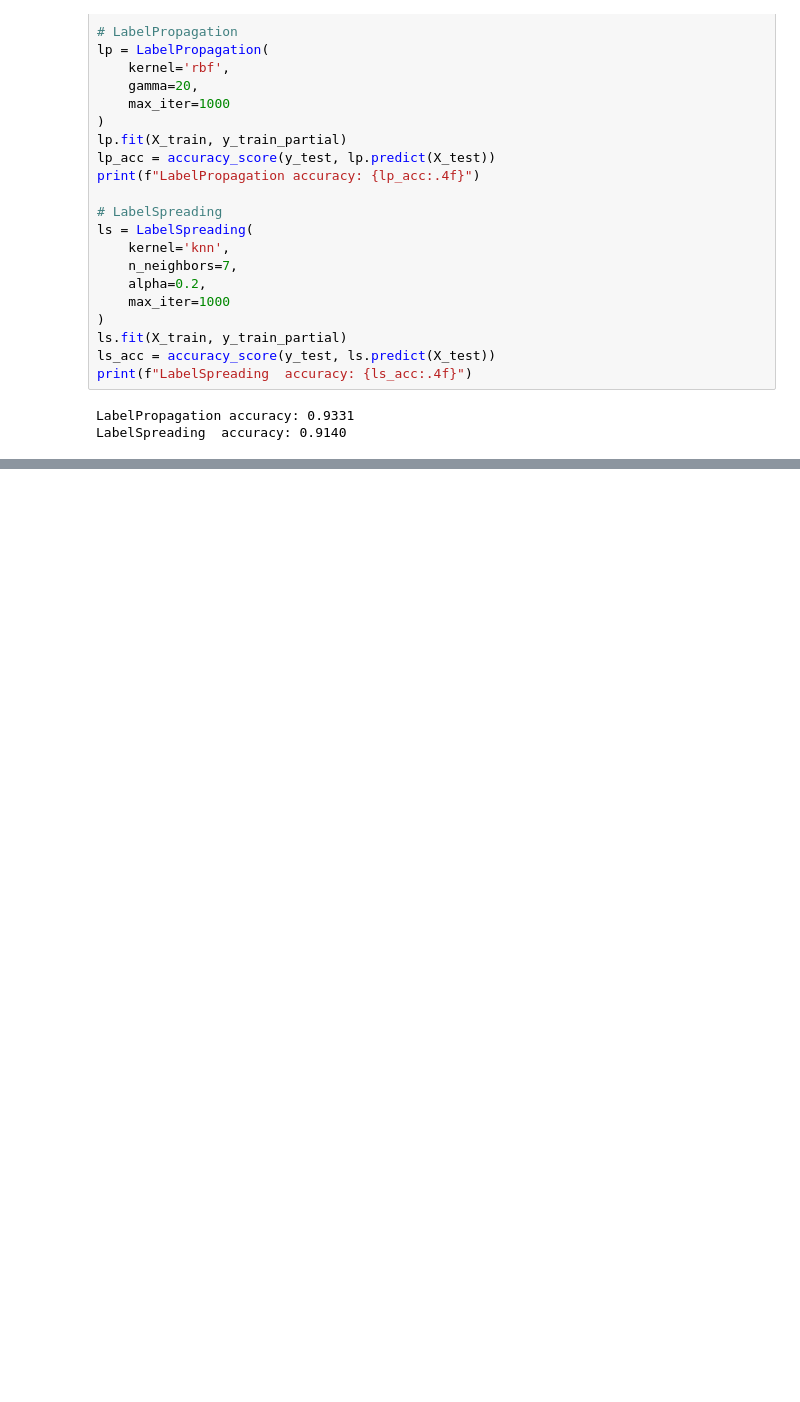
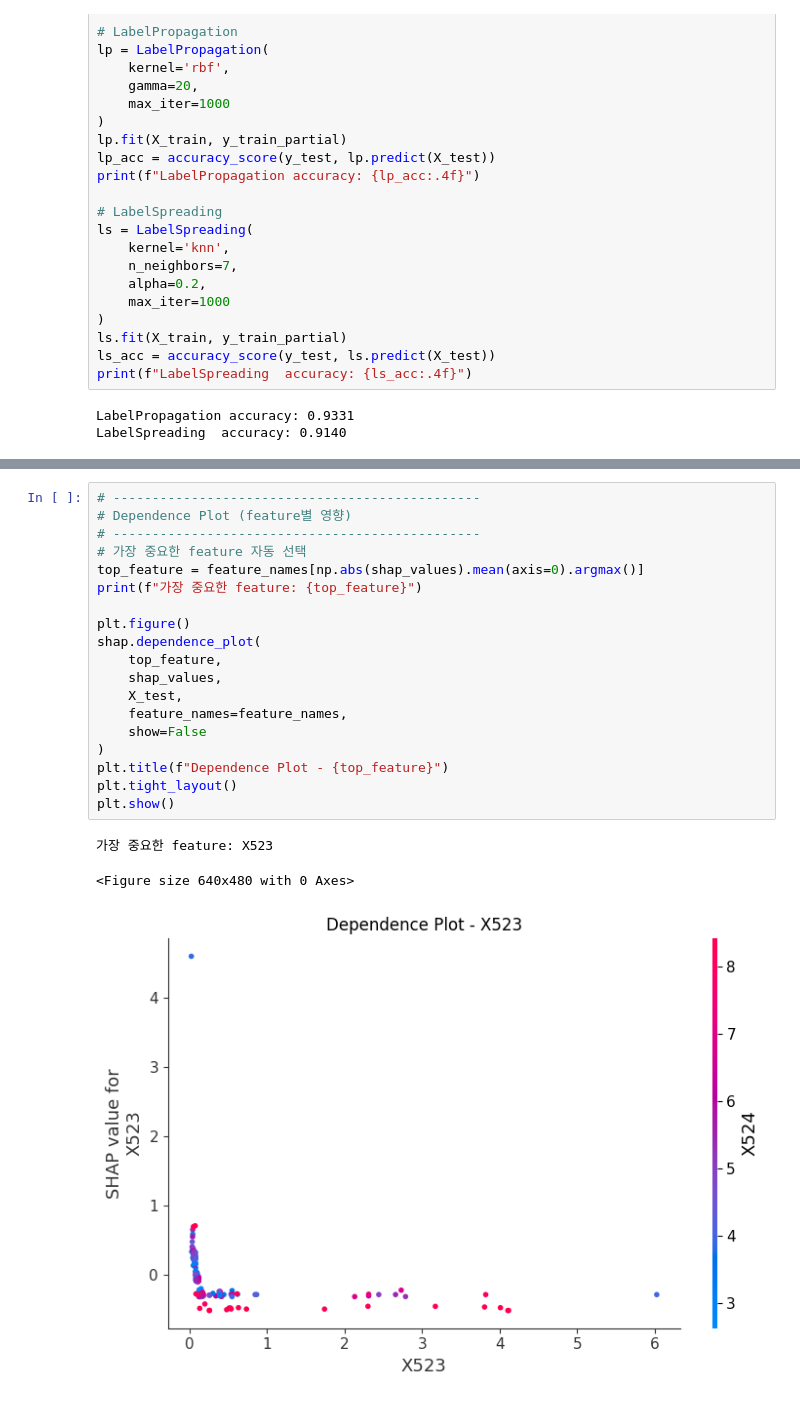
Before and after one commit to ws-l/hh_2026_2, a Jupyter notebook: 6일차/HH_2026_6_4_extra.ipynb, the cells around one changed output, grey strips where cells are left out. Saved outputs shown, nothing was run; the diff lists cells and outputs as text; blank space fills up the shorter version.

```diff
--- a/6일차/HH_2026_6_4_extra.ipynb
+++ b/6일차/HH_2026_6_4_extra.ipynb
@@ -171,0 +264,23 @@ LabelSpreading  accuracy: 0.9140
+# %%
+# -----------------------------------------------
+# Dependence Plot (feature별 영향)
+# -----------------------------------------------
+# 가장 중요한 feature 자동 선택
+top_feature = feature_names[np.abs(shap_values).mean(axis=0).argmax()]
+print(f"가장 중요한 feature: {top_feature}")
+
+plt.figure()
+shap.dependence_plot(
+    top_feature,
+    shap_values,
+    X_test,
+    feature_names=feature_names,
+    show=False
+)
+plt.title(f"Dependence Plot - {top_feature}")
+plt.tight_layout()
+plt.show()
+# %% [output]
+가장 중요한 feature: X523
+<Figure size 640x480 with 0 Axes>
+[figure, added]
```
Also changed, not shown: parts of 6 cells of this notebook.
